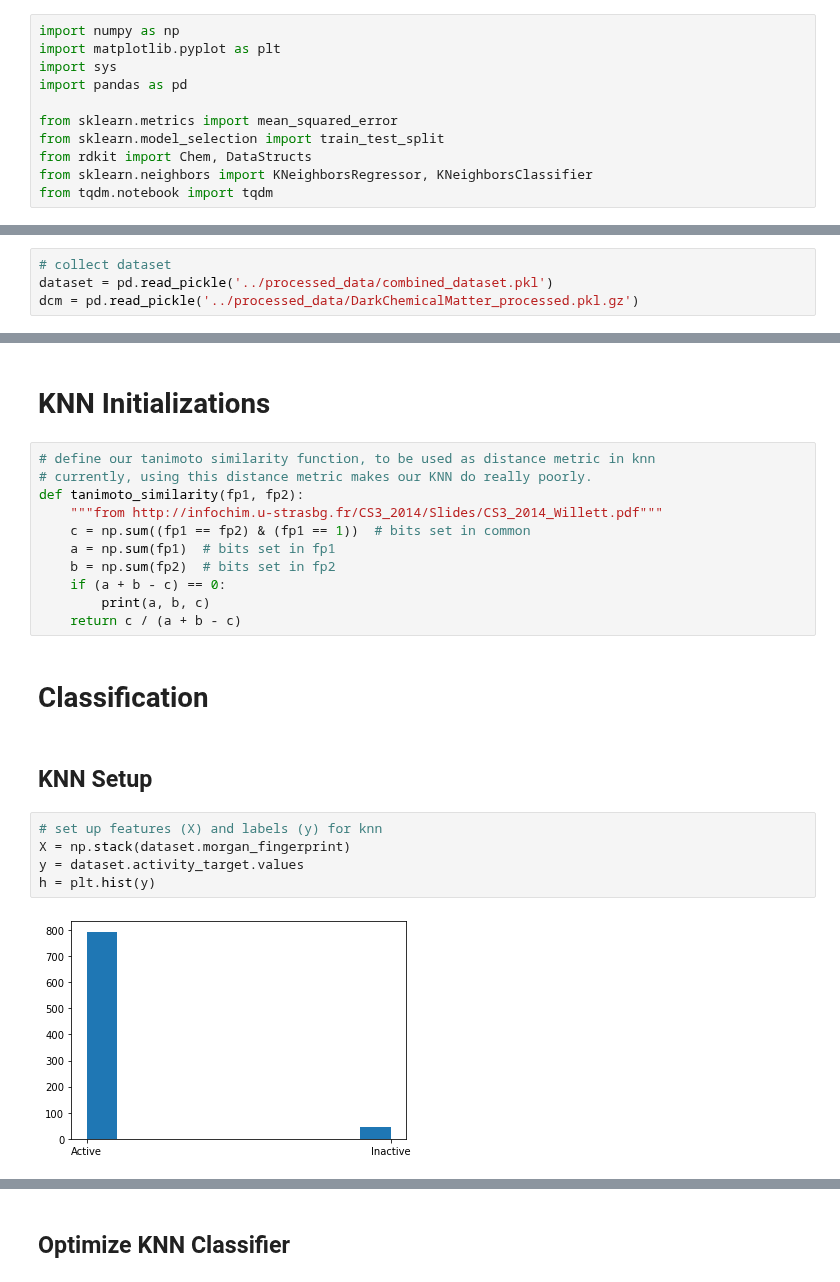
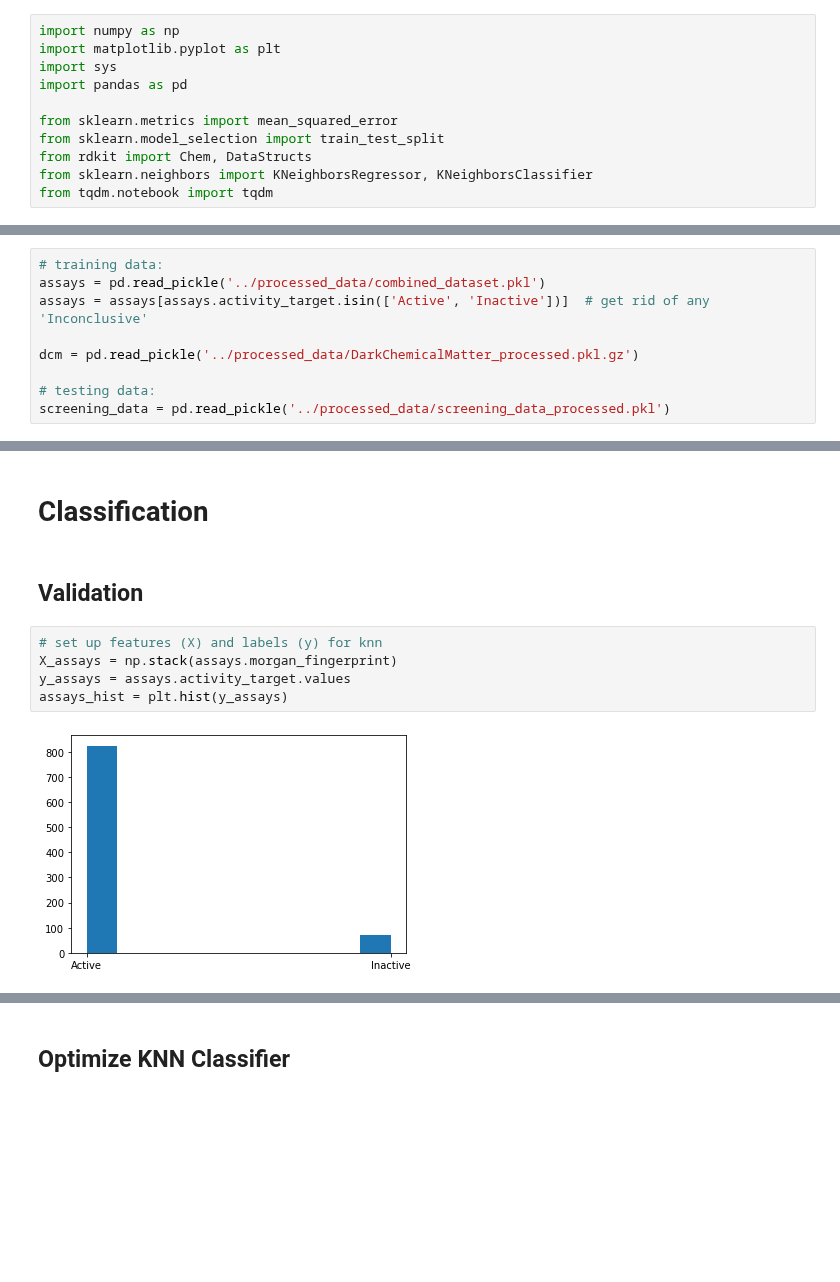
Before and after one commit to srensi/tmprss2, a Jupyter notebook: notebooks/knn.ipynb, the cells around one changed output, grey strips where cells are left out. Drawn from its saved outputs; the diff is of its cells as text; blank space fills up the shorter version.

```diff
--- a/notebooks/knn.ipynb
+++ b/notebooks/knn.ipynb
@@ -17,4 +17,9 @@ from tqdm.notebook import tqdm
 # %%
-# collect dataset
-dataset = pd.read_pickle('../processed_data/combined_dataset.pkl')
+# training data:
+assays = pd.read_pickle('../processed_data/combined_dataset.pkl')
+assays = assays[assays.activity_target.isin(['Active', 'Inactive'])]  # get rid of any 'Inconclusive'
+
 dcm = pd.read_pickle('../processed_data/DarkChemicalMatter_processed.pkl.gz')
+
+# testing data:
+screening_data = pd.read_pickle('../processed_data/screening_data_processed.pkl')
@@ -35,24 +26,11 @@ plt.show()
-# %% [markdown]
-# KNN Initializations
-# %%
-# define our tanimoto similarity function, to be used as distance metric in knn
-# currently, using this distance metric makes our KNN do really poorly.
-def tanimoto_similarity(fp1, fp2):
-    """from http://infochim.u-strasbg.fr/CS3_2014/Slides/CS3_2014_Willett.pdf"""
-    c = np.sum((fp1 == fp2) & (fp1 == 1))  # bits set in common
-    a = np.sum(fp1)  # bits set in fp1
-    b = np.sum(fp2)  # bits set in fp2
-    if (a + b - c) == 0:
-        print(a, b, c)
-    return c / (a + b - c)
 # %% [markdown]
 # Classification
-# %% [markdown]
-## KNN Setup
+# %% [markdown]
+## Validation
 # %%
 # set up features (X) and labels (y) for knn
-X = np.stack(dataset.morgan_fingerprint)
-y = dataset.activity_target.values
-h = plt.hist(y)
+X_assays = np.stack(assays.morgan_fingerprint)
+y_assays = assays.activity_target.values
+assays_hist = plt.hist(y_assays)
 # %% [output]
-[figure, old version]
+[figure, new version]
```
Also changed, not shown: parts of 29 cells of this notebook.
